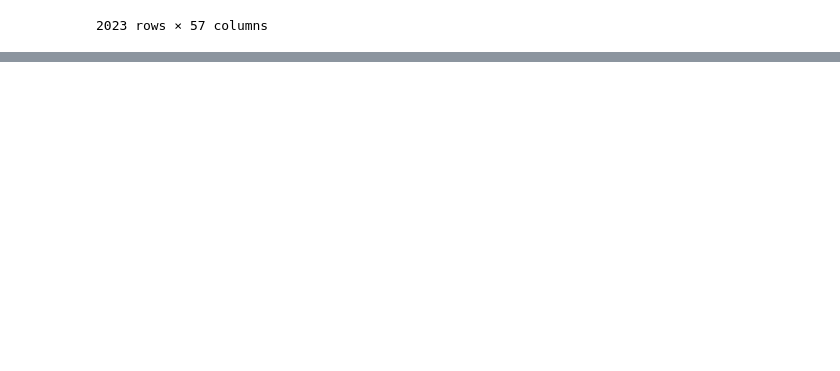
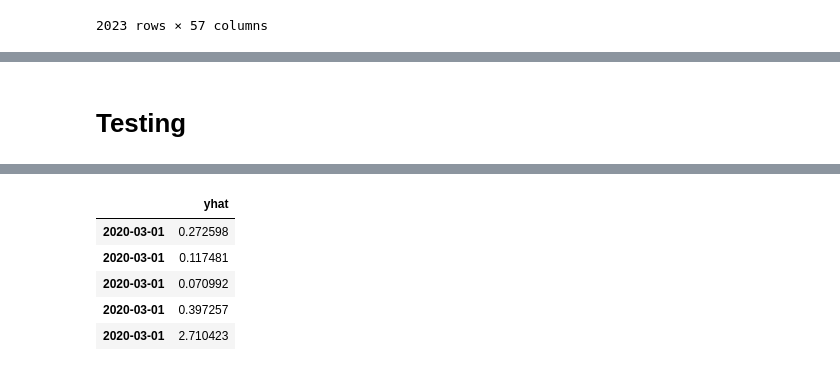
Before and after one commit to y-ginther/DS-Capstone, a Jupyter notebook: LSTM_c.ipynb, the cells around one changed output, grey strips where cells are left out. Drawn from its saved outputs; the diff is of its cells as text; code cells hidden in the pictures; blank space fills up the shorter version.

```diff
--- a/LSTM_c.ipynb
+++ b/LSTM_c.ipynb
@@ -80,0 +153,6 @@ df.shape
+# %% [markdown]
+# Testing
+# %%
+train_pred=pd.DataFrame(model.predict(x), columns=['yhat'], index=[x[0] for x in train ])
+train_pred.head()
+# %% [output]
@@ -80,0 +160,6 @@ df.shape
+|  | yhat |
+| 2020-03-01 | 0.272598 |
+| 2020-03-01 | 0.117481 |
+| 2020-03-01 | 0.070992 |
+| 2020-03-01 | 0.397257 |
+| 2020-03-01 | 2.710423 |
```
Also changed, not shown: parts of 15 cells of this notebook.
